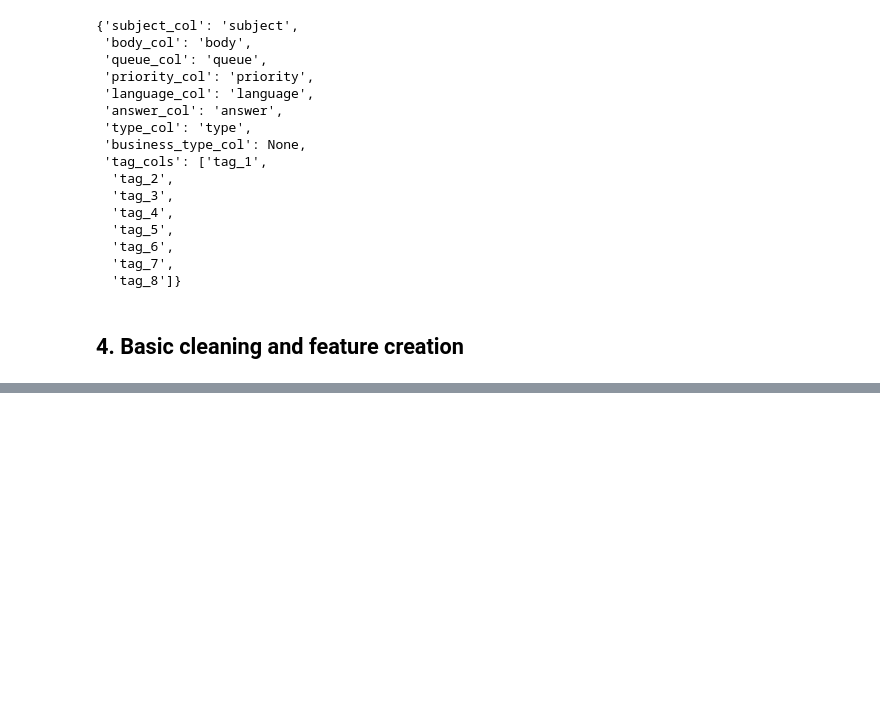
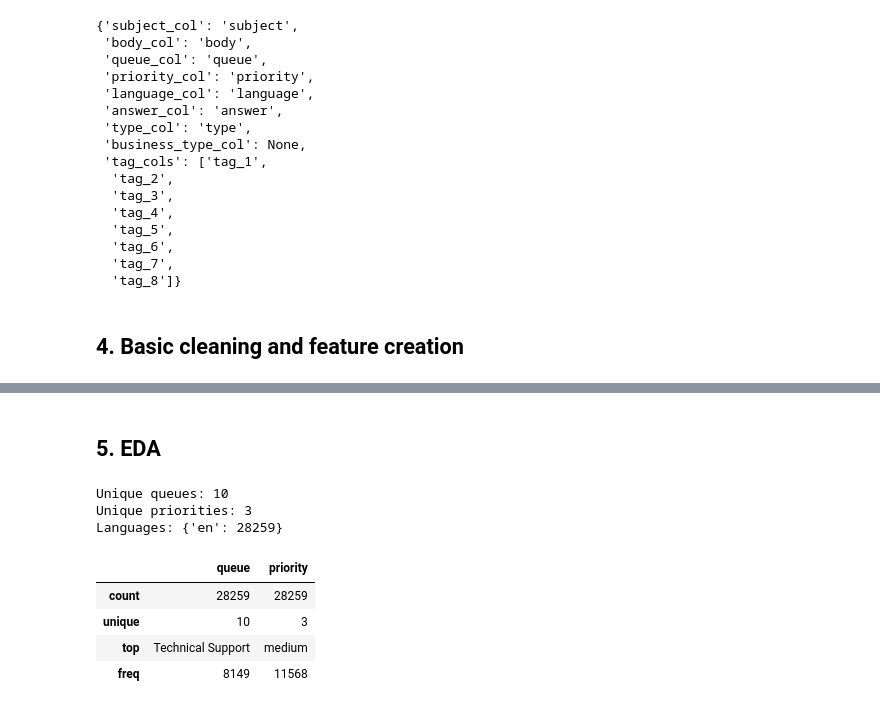
Before and after one commit to mdmohsin212/Kaggle-competitions, a Jupyter notebook: Support Ticket Intelligence/notebook/support_ticket.ipynb, the cells around one changed output, grey strips where cells are left out. Cells and saved outputs as stored; diff of their text form; code cells hidden in the pictures; blank space fills up the shorter version.

```diff
--- a/Support Ticket Intelligence/notebook/support_ticket.ipynb
+++ b/Support Ticket Intelligence/notebook/support_ticket.ipynb
@@ -153,0 +187,17 @@ if missing:
+# %% [markdown]
+## 5. EDA
+# %%
+print("Unique queues:", work_df[queue_col].nunique())
+print("Unique priorities:", work_df[priority_col].nunique())
+print("Languages:", work_df[language_col].value_counts().to_dict())
+
+display(work_df[[queue_col, priority_col]].describe(include='object'))
+# %% [output]
+Unique queues: 10
+Unique priorities: 3
+Languages: {'en': 28259}
+|  | queue | priority |
+| count | 28259 | 28259 |
+| unique | 10 | 3 |
+| top | Technical Support | medium |
+| freq | 8149 | 11568 |
```
Also changed, not shown: parts of 5 cells of this notebook.
